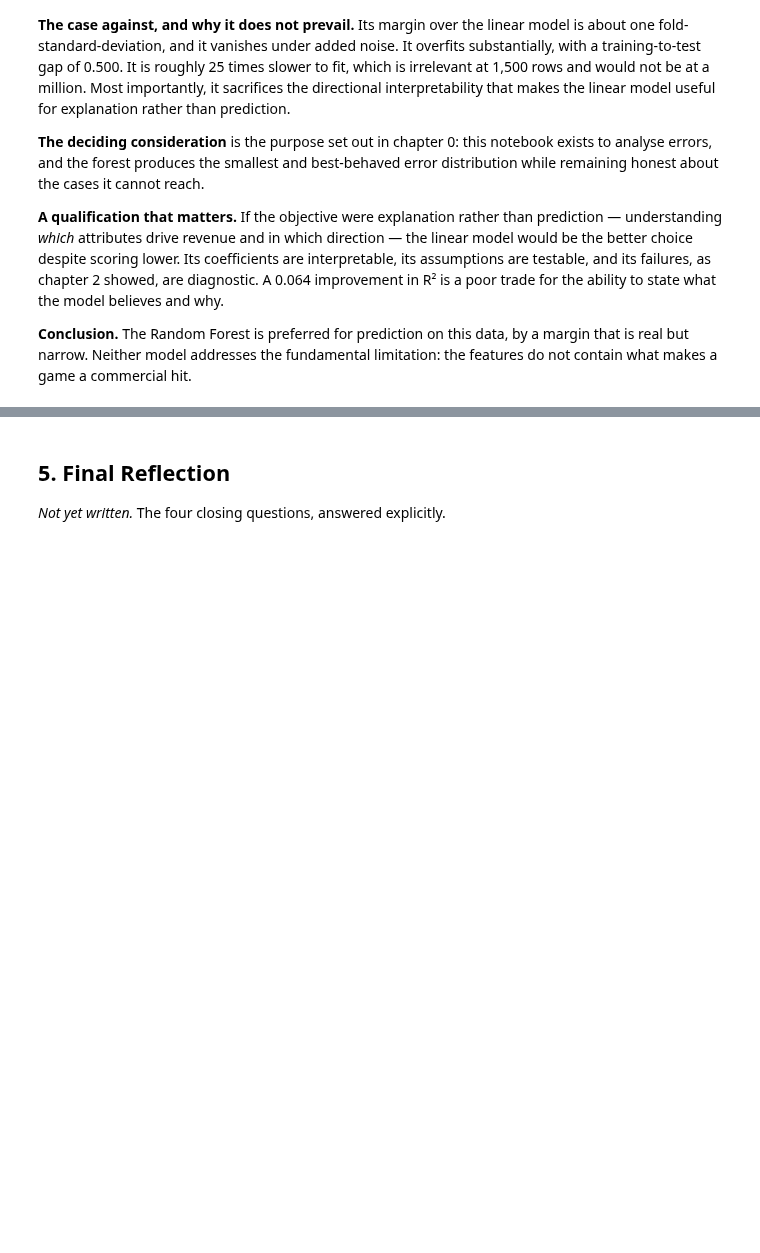
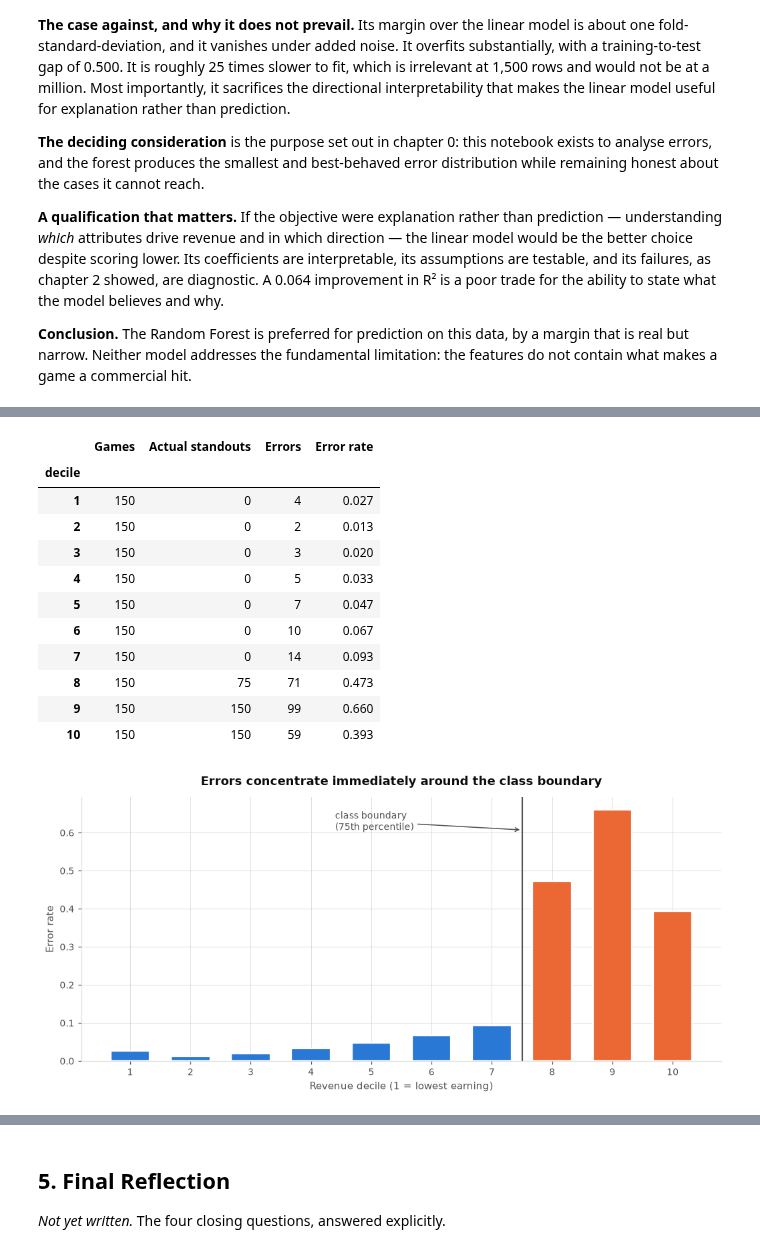
Before and after one commit to shonmazon/Data_Science, a Jupyter notebook: assignment2-error-analysis/notebooks/steam_error_analysis.ipynb, the cells around one changed output, grey strips where cells are left out. Saved outputs shown, nothing was run; the diff lists cells and outputs as text; code cells hidden in the pictures; blank space fills up the shorter version.

```diff
--- a/assignment2-error-analysis/notebooks/steam_error_analysis.ipynb
+++ b/assignment2-error-analysis/notebooks/steam_error_analysis.ipynb
@@ -1441,0 +1560,22 @@ limitation: the features do not contain what makes a game a commercial hit.
+# %%
+random_forest_probability = class_probabilities["Random Forest"]
+predicted_class = (random_forest_probability >= DEFAULT_THRESHOLD).astype(int)
+is_correct = pd.Series(predicted_class == class_target, index=games.index)
+
+decile_errors = error_rate_by_revenue_decile(games, class_target, is_correct)
+display(decile_errors)
+display(plot_error_rate_by_decile(decile_errors, boundary_decile=8))
+# %% [output]
+|  | Games | Actual standouts | Errors | Error rate |
+| decile |  |  |  |  |
+| 1 | 150 | 0 | 4 | 0.027 |
+| 2 | 150 | 0 | 2 | 0.013 |
+| 3 | 150 | 0 | 3 | 0.020 |
+| 4 | 150 | 0 | 5 | 0.033 |
+| 5 | 150 | 0 | 7 | 0.047 |
+| 6 | 150 | 0 | 10 | 0.067 |
+| 7 | 150 | 0 | 14 | 0.093 |
+| 8 | 150 | 75 | 71 | 0.473 |
+| 9 | 150 | 150 | 99 | 0.660 |
+| 10 | 150 | 150 | 59 | 0.393 |
+[figure, added]
```
Also changed, not shown: parts of 23 cells of this notebook, 2 other files.
